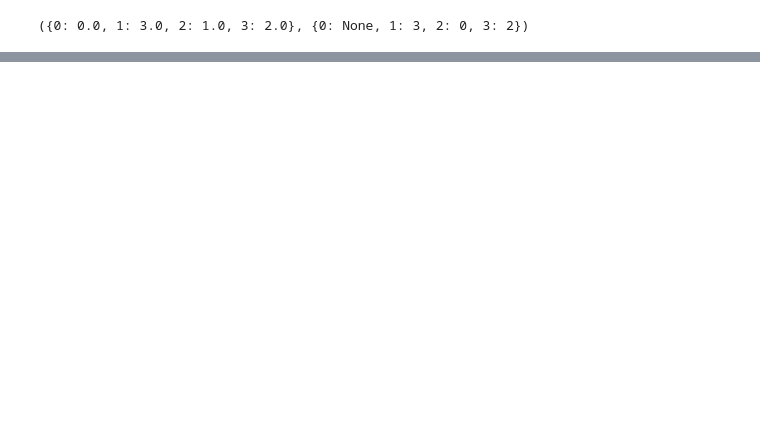
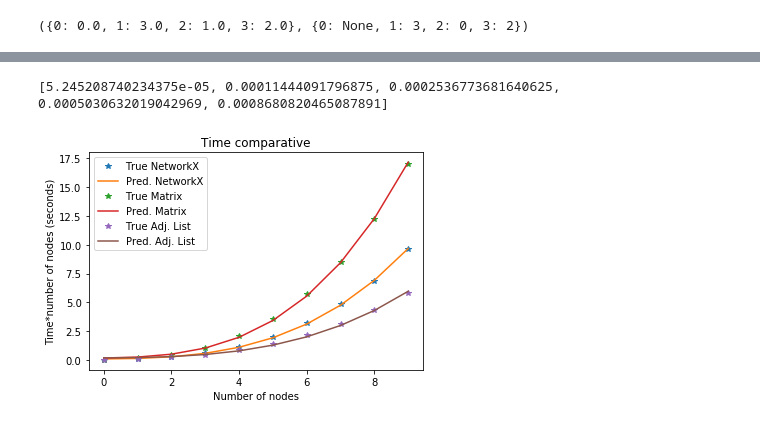
Before and after one commit to glorelvalle/DAALG, a Jupyter notebook: P1.ipynb, the cells around one changed output, grey strips where cells are left out. Drawn from its saved outputs; the diff is of its cells as text; code cells hidden in the pictures; blank space fills up the shorter version.

```diff
--- a/P1.ipynb
+++ b/P1.ipynb
@@ -361,0 +398,67 @@ def nx_g_2_d_g(nx_g):
+# %%
+def time_dijkstra_nx(n_graphs, n_nodes_ini, n_nodes_fin, step, sparse_factor=.25):
+    diccionario_grafos = {}
+    lista_tiempos = []
+    for i in range(0,n_graphs):
+        for n_nodos in range(n_nodes_ini,n_nodes_fin+1,step):
+            if(n_nodos not in diccionario_grafos.keys()):
+                diccionario_grafos[n_nodos] = []
+            m_g = rand_matr_pos_graph(n_nodos, sparse_factor)
+            g = nx.from_numpy_matrix(m_g)
+            diccionario_grafos[n_nodos].append(g)
+
+    for n_nodos in diccionario_grafos.keys():
+
+        tiempo_ini = time.time()
+        for i in range(0,n_graphs):
+            for nodo in range(0,n_nodos):
+                nx.single_source_dijkstra(diccionario_grafos[n_nodos][i],nodo)
+        tiempo_fin = time.time()-tiempo_ini
+        lista_tiempos.append(tiempo_fin)
+
+    return lista_tiempos
+
+
+print(time_dijkstra_nx(10, 1, 5, 1))
+# %% [output]
+[5.245208740234375e-05, 0.00011444091796875, 0.0002536773681640625, 0.0005030632019042969, 0.0008680820465087891]
+# %%
+def fit_plot(l, func_2_fit, size_ini, size_fin, step,legend):
+    l_func_values =[i*func_2_fit(i) for i in range(size_ini, size_fin+1, step)]
+
+    lr_m = LinearRegression()
+    X = np.array(l_func_values).reshape( len(l_func_values), -1 )
+    lr_m.fit(X, l)
+    y_pred = lr_m.predict(X)
+
+
+    trueLegend="True " + legend
+    predictedLegend = "Pred. " + legend
+
+    plt.plot(l, '*',label=trueLegend)
+    plt.plot(y_pred, '-',label=predictedLegend)
+    plt.legend()
+    plt.title("Time comparative")
+    plt.xlabel("Number of nodes")
+    plt.ylabel("Time*number of nodes (seconds)")
+
+def n2_log_n(n):
+    return n**2. * np.log(n)
+# %%
+n_graphs=20
+n_nodes_ini=10
+n_nodes_fin=100
+step=10
+sparse_f= 0.25
+l_t_nx = time_dijkstra_nx(n_graphs=n_graphs, n_nodes_ini=n_nodes_ini,
+                          n_nodes_fin=n_nodes_fin, step=step, sparse_factor=sparse_f)
+l_t_m = time_dijkstra_m(n_graphs=n_graphs, n_nodes_ini=n_nodes_ini,
+                          n_nodes_fin=n_nodes_fin, step=step, sparse_factor=sparse_f)
+l_t_d = time_dijkstra_d(n_graphs=n_graphs, n_nodes_ini=n_nodes_ini,
+                          n_nodes_fin=n_nodes_fin, step=step, sparse_factor=sparse_f)
+
+fit_plot(l_t_nx, n2_log_n, size_ini=n_nodes_ini, size_fin=n_nodes_fin, step=step,legend="NetworkX")
+fit_plot(l_t_m, n2_log_n, size_ini=n_nodes_ini, size_fin=n_nodes_fin, step=step,legend="Matrix")
+fit_plot(l_t_d, n2_log_n, size_ini=n_nodes_ini, size_fin=n_nodes_fin, step=step,legend="Adj. List")
+# %% [output]
+[figure, added]
```
Also changed, not shown: parts of 11 cells of this notebook, 2 other files.
